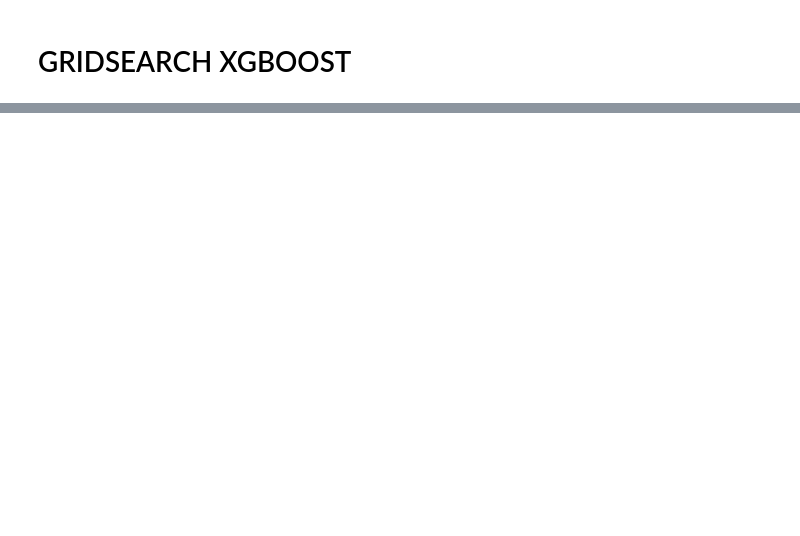
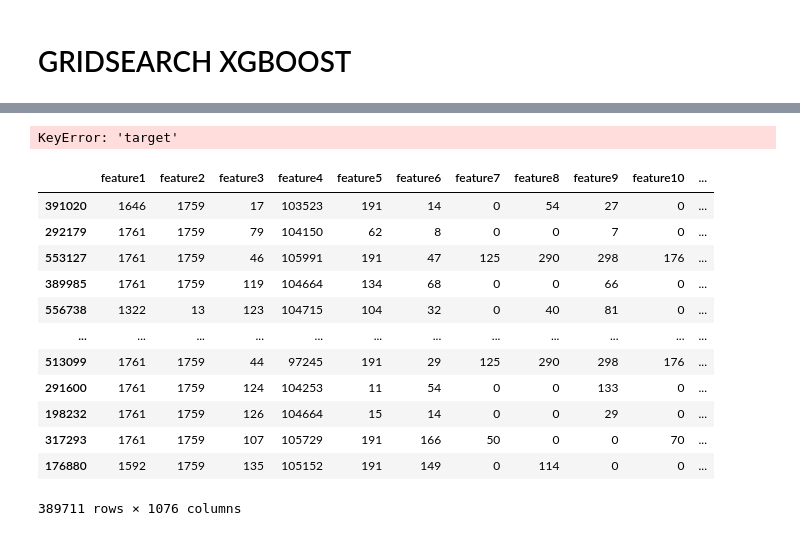
Before and after one commit to Misceria/IT-Purple-2024, a Jupyter notebook: TEST.ipynb, the cells around one changed output, grey strips where cells are left out. Drawn from its saved outputs; the diff is of its cells as text; code cells hidden in the pictures; blank space fills up the shorter version.

```diff
--- a/TEST.ipynb
+++ b/TEST.ipynb
@@ -722,3 +511,80 @@ train_num_cleaned = pd.DataFrame(train_num_cleaned)
 test_num_cleaned = pd.DataFrame(test_num_cleaned)
 train_num_cleaned.columns = train_data_num.columns
 test_num_cleaned.columns = test_data_num.columns
+# %%
+import tensorflow as tf
+import keras
+import pandas as pd
+import numpy as np
+import sklearn
+import sklearn.model_selection
+
+data = pd.read_parquet('train_data.parquet', engine='pyarrow')
+useless_columns = ['id', 'sample_ml_new']
+
+
+y_data = data["target"]
+x_data = data.drop([useless_columns, 'target'], axis=1)
+
+sample_size = 17000 # Задайте желаемое количество строк для каждого класса
+frames = []
+classes = data['target'].unique()
+
+for i in classes:
+    if i == 0:
+        g = data[data['target'] == i].sample(sample_size)
+    else:
+        g = data[data['target'] == i].sample(sample_size)
+    frames.append(g)
+
+equally_sampled = pd.concat(frames)
+equally_sampled = equally_sampled.drop(useless_columns, axis=1)
+y_equally_sampled = pd.DataFrame(equally_sampled['target'])
+x_equally_sampled = pd.DataFrame(equally_sampled.drop(['target'], axis=1))
+print(x_equally_sampled.shape)
+print(y_equally_sampled.value_counts())
+
+X_train, X_test, y_train,  y_test = sklearn.model_selection.train_test_split(x_equally_sampled, y_equally_sampled, test_size=0.25, shuffle=True)
+
+#X_train, X_test, y_train,  y_test = sklearn.model_selection.train_test_split(x_data, y_data, test_size=0.25, shuffle=True)
+"""
+from sklearn.impute import SimpleImputer
+from sklearn.preprocessing import MinMaxScaler
+
+# impute
+train_data_num = X_train.select_dtypes(exclude=['object'])
+test_data_num = X_test.select_dtypes(exclude=['object'])
+imputer = SimpleImputer()
+train_num_cleaned = imputer.fit_transform(train_data_num)
+test_num_cleaned = imputer.transform(test_data_num)
+
+# columns rename after imputing
+train_num_cleaned = pd.DataFrame(train_num_cleaned)
+test_num_cleaned = pd.DataFrame(test_num_cleaned)
+train_num_cleaned.columns = train_data_num.columns
+test_num_cleaned.columns = test_data_num.columns
+
+scaler = MinMaxScaler()
+scaler.fit(train_num_cleaned)
+data_train = scaler.transform(train_num_cleaned)
+data_test = scaler.transform(test_num_cleaned)
+"""
+# %% [output]
+KeyError: 'target'
+# %%
+
+X_train
+# %% [output]
+|  | feature1 | feature2 | feature3 | feature4 | feature5 | feature6 | feature7 | feature8 | feature9 | feature10 | ... |
+| 391020 | 1646 | 1759 | 17 | 103523 | 191 | 14 | 0 | 54 | 27 | 0 | ... |
+| 292179 | 1761 | 1759 | 79 | 104150 | 62 | 8 | 0 | 0 | 7 | 0 | ... |
+| 553127 | 1761 | 1759 | 46 | 105991 | 191 | 47 | 125 | 290 | 298 | 176 | ... |
+| 389985 | 1761 | 1759 | 119 | 104664 | 134 | 68 | 0 | 0 | 66 | 0 | ... |
+| 556738 | 1322 | 13 | 123 | 104715 | 104 | 32 | 0 | 40 | 81 | 0 | ... |
+| ... | ... | ... | ... | ... | ... | ... | ... | ... | ... | ... | ... |
+| 513099 | 1761 | 1759 | 44 | 97245 | 191 | 29 | 125 | 290 | 298 | 176 | ... |
+| 291600 | 1761 | 1759 | 124 | 104253 | 11 | 54 | 0 | 0 | 133 | 0 | ... |
+| 198232 | 1761 | 1759 | 126 | 104664 | 15 | 14 | 0 | 0 | 29 | 0 | ... |
+| 317293 | 1761 | 1759 | 107 | 105729 | 191 | 166 | 50 | 0 | 0 | 70 | ... |
+| 176880 | 1592 | 1759 | 135 | 105152 | 191 | 149 | 0 | 114 | 0 | 0 | ... |
+389711 rows × 1076 columns
```
Also changed, not shown: parts of 28 cells of this notebook.
